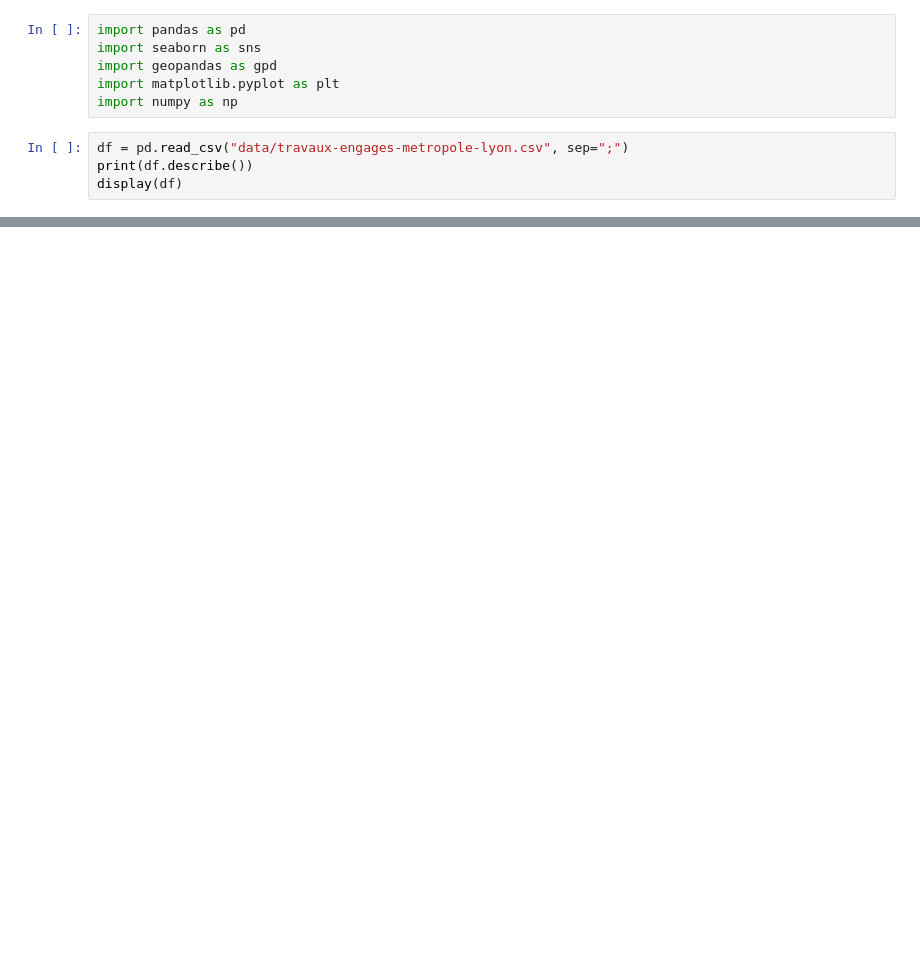
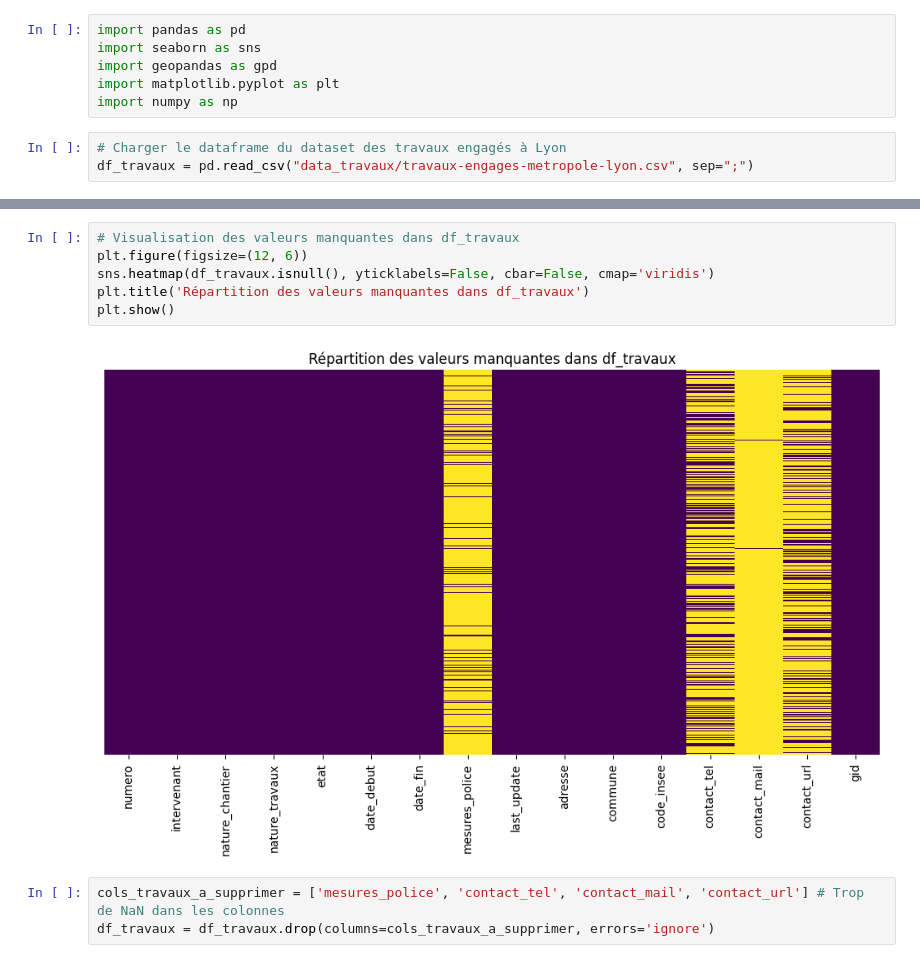
Before and after one commit to Lilian2588/datathon, a Jupyter notebook: main.ipynb, the cells around one changed output, grey strips where cells are left out. Cells and saved outputs as stored; diff of their text form; blank space fills up the shorter version.

Commit message:
preTraitement des dataframes travaux et flux

```diff
--- a/main.ipynb
+++ b/main.ipynb
@@ -5,6 +5,5 @@ import geopandas as gpd
 import matplotlib.pyplot as plt
 import numpy as np
 # %%
-df = pd.read_csv("data/travaux-engages-metropole-lyon.csv", sep=";")
-print(df.describe())
-display(df)
+# Charger le dataframe du dataset des travaux engagés à Lyon
+df_travaux = pd.read_csv("data_travaux/travaux-engages-metropole-lyon.csv", sep=";")
@@ -24,0 +10,11 @@ display(df)
+# %%
+# Visualisation des valeurs manquantes dans df_travaux
+plt.figure(figsize=(12, 6))
+sns.heatmap(df_travaux.isnull(), yticklabels=False, cbar=False, cmap='viridis')
+plt.title('Répartition des valeurs manquantes dans df_travaux')
+plt.show()
+# %% [output]
+[figure, added]
+# %%
+cols_travaux_a_supprimer = ['mesures_police', 'contact_tel', 'contact_mail', 'contact_url'] # Trop de NaN dans les colonnes
+df_travaux = df_travaux.drop(columns=cols_travaux_a_supprimer, errors='ignore')
```
Also changed, not shown: parts of 6 cells of this notebook.
